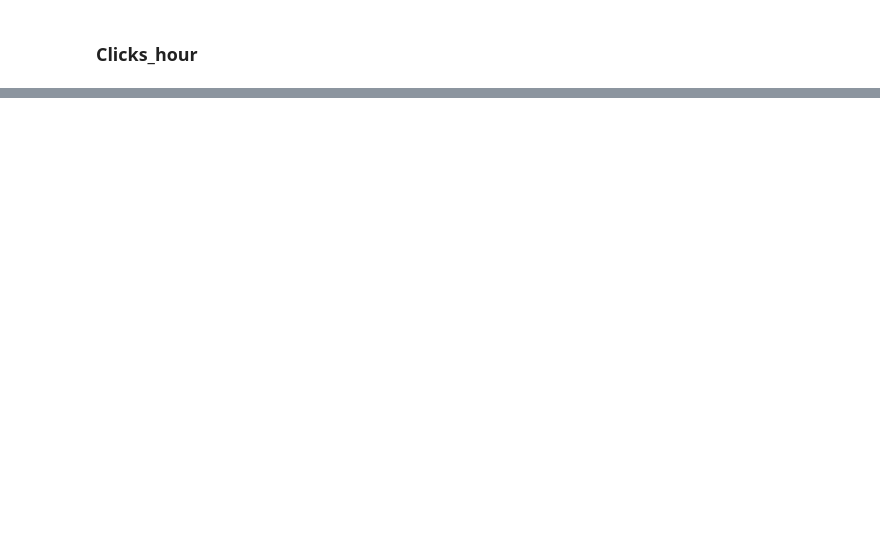
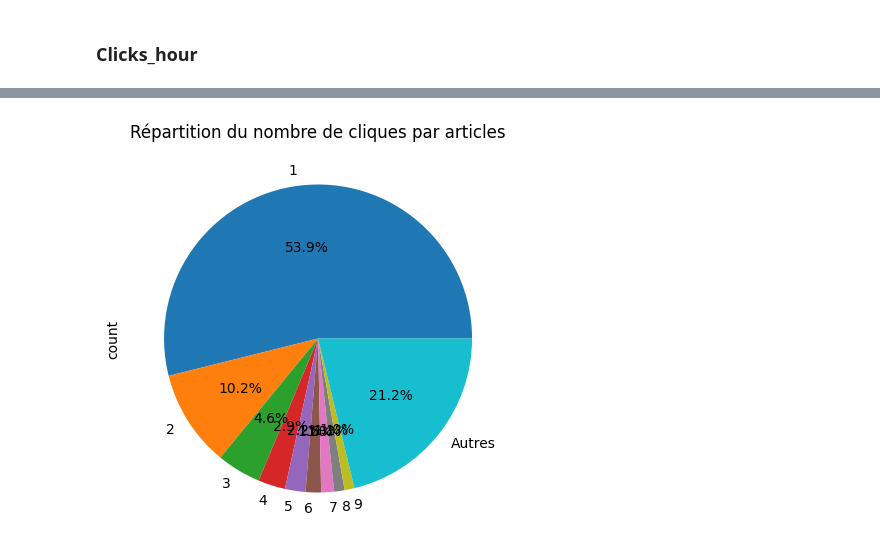
Before and after one commit to NicolasPagny/Projet_10, a Jupyter notebook: analyses.ipynb, the cells around one changed output, grey strips where cells are left out. Cells and saved outputs as stored; diff of their text form; code cells hidden in the pictures; blank space fills up the shorter version.

```diff
--- a/Sandbox copy.ipynb
+++ b/analyses.ipynb
@@ -557,0 +429,6 @@ for i in click_country_category["click_country"].unique():
+# %%
+nb_clicked_per_article = df_full.groupby("click_article_id")["user_id"].count().sort_values(ascending=False)
+# %%
+nb_clicked_per_article_count = nb_clicked_per_article.value_counts()
+nb_clicked_per_article_count.index.name = "nombre de cliques"
+nb_clicked_per_article_count
@@ -557,0 +449,7 @@ for i in click_country_category["click_country"].unique():
+# %%
+tops_nb_clicked_per_article_distribution = nb_clicked_per_article_count[:9]
+tops_nb_clicked_per_article_distribution["Autres"] = nb_clicked_per_article_count[9:].sum()
+tops_nb_clicked_per_article_distribution.plot(kind="pie", autopct="%1.1f%%", figsize=(5, 5), title="Répartition du nombre de cliques par articles")
+plt.show()
+# %% [output]
+[figure, added]
```
Also changed, not shown: parts of 46 cells of this notebook, 8 other files.
